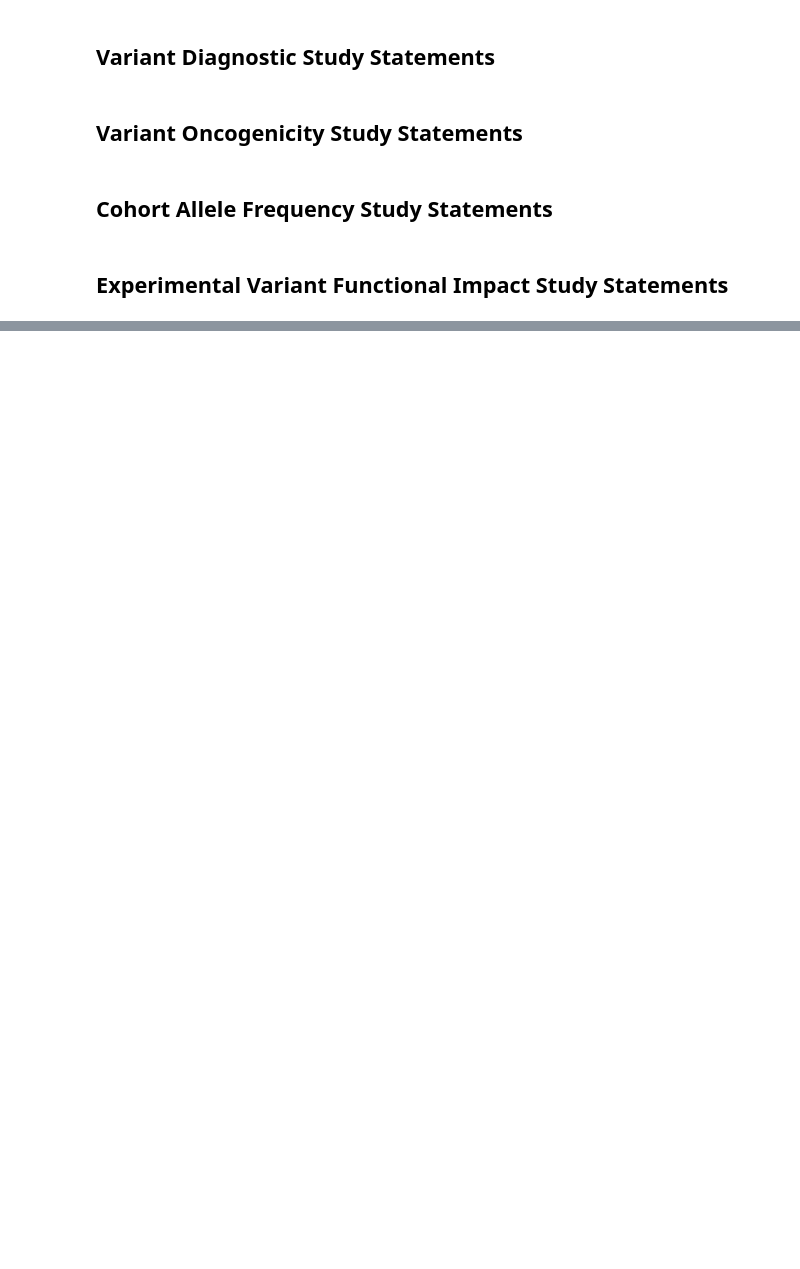
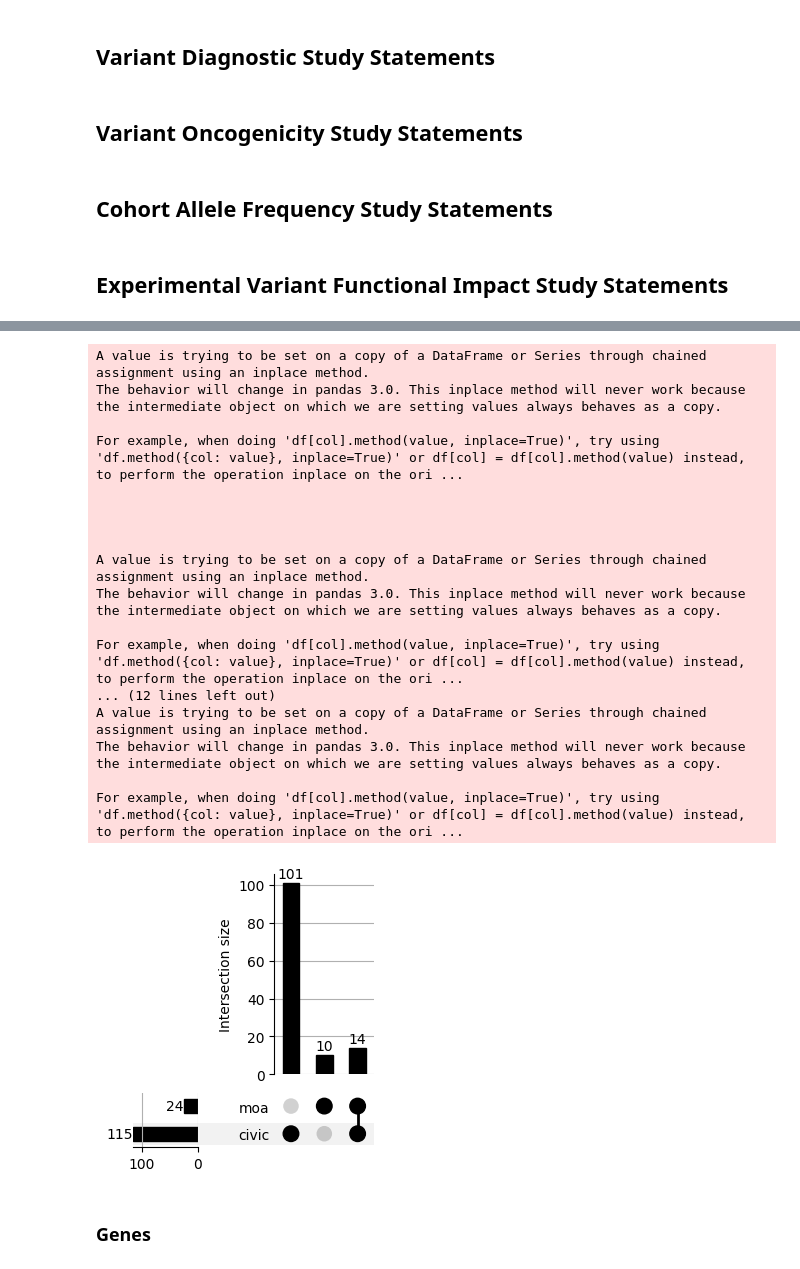
Before and after one commit to cancervariants/metakb, a Jupyter notebook: notebooks/evidence.ipynb, the cells around one changed output, grey strips where cells are left out. Saved outputs shown, nothing was run; the diff lists cells and outputs as text; code cells hidden in the pictures; blank space fills up the shorter version.

```diff
--- a/notebooks/evidence.ipynb
+++ b/notebooks/evidence.ipynb
@@ -267,0 +410,22 @@ Name: count, Length: 129, dtype: int64
+# %%
+q_all_diseases = """MATCH (s:Disease)
+    RETURN properties(s) AS Disease
+"""
+
+result = execute_query(q_all_diseases)
+
+data = []
+for record in result:
+    disease = record.get('Disease', {})
+    row = {
+        'id': disease.get('id', None),
+        'label': disease.get('label', None),
+        'normalizer_id': disease.get('normalizer_id', None)
+    }
+    data.append(row)
+
+
+df = pd.DataFrame(data)
+df['source'] = df['id'].apply(lambda x: x.split('.')[0])
+
+df
@@ -267,0 +446,35 @@ Name: count, Length: 129, dtype: int64
+# %%
+# Initialize unique groups for identifying uniqueness
+unique_diseases = list(df['normalizer_id'].unique())
+
+diseases = pd.DataFrame({'normalizer_ids': unique_diseases,
+                                                'civic': None,
+                                                'moa': None})
+
+disease_uniqueness = calculate_uniqueness(diseases,df,'normalizer_id')
+disease_proportions = disease_uniqueness # Copy of the DF for later
+upset_data = format_for_upset(disease_uniqueness,'normalizer_id')
+plot(upset_data, show_counts=True)
+# plt.savefig('therapy_unique_upset_plot.png', dpi=300, format='png', bbox_inches='tight')
+plt.show()
+# %% [output]
+A value is trying to be set on a copy of a DataFrame or Series through chained assignment using an inplace method.
+The behavior will change in pandas 3.0. This inplace method will never work because the intermediate object on which we are setting values always behaves as a copy.
+
+For example, when doing 'df[col].method(value, inplace=True)', try using 'df.method({col: value}, inplace=True)' or df[col] = df[col].method(value) instead, to perform the operation inplace on the ori ...
+
+
+
+
+A value is trying to be set on a copy of a DataFrame or Series through chained assignment using an inplace method.
+The behavior will change in pandas 3.0. This inplace method will never work because the intermediate object on which we are setting values always behaves as a copy.
+
+For example, when doing 'df[col].method(value, inplace=True)', try using 'df.method({col: value}, inplace=True)' or df[col] = df[col].method(value) instead, to perform the operation inplace on the ori ...
+... (12 lines left out)
+A value is trying to be set on a copy of a DataFrame or Series through chained assignment using an inplace method.
+The behavior will change in pandas 3.0. This inplace method will never work because the intermediate object on which we are setting values always behaves as a copy.
+
+For example, when doing 'df[col].method(value, inplace=True)', try using 'df.method({col: value}, inplace=True)' or df[col] = df[col].method(value) instead, to perform the operation inplace on the ori ...
+[figure, added]
+# %% [markdown]
+### Genes
```
Also changed, not shown: parts of 26 cells of this notebook.
